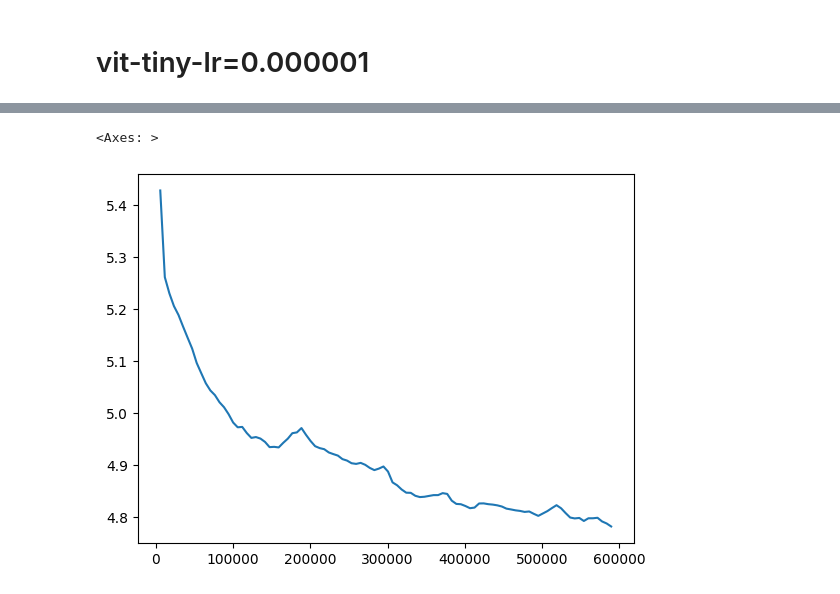
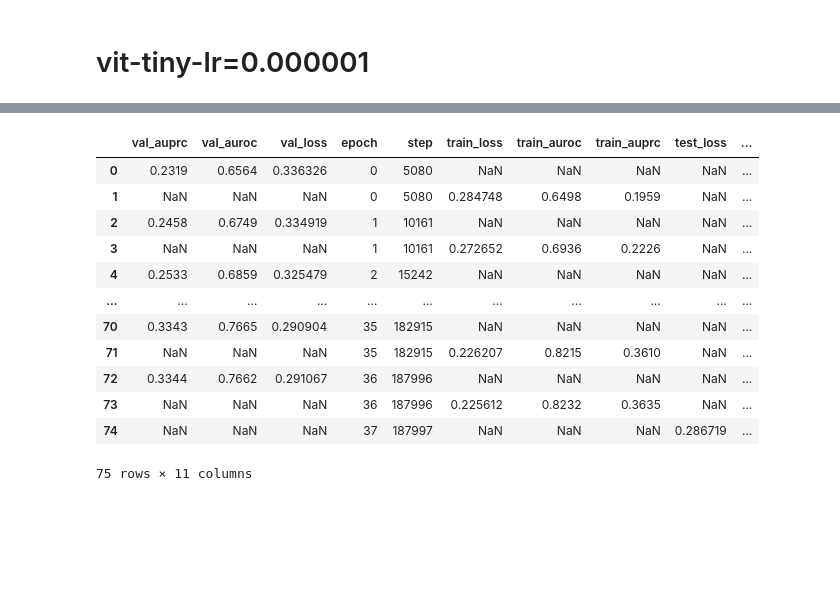
Before and after one commit to nyuad-cai/CXR-EHR-MSN, a Jupyter notebook: notebooks/tracking.ipynb, the cells around one changed output, grey strips where cells are left out. Saved outputs shown, nothing was run; the diff lists cells and outputs as text; code cells hidden in the pictures; blank space fills up the shorter version.

```diff
--- a/notebooks/tracking.ipynb
+++ b/notebooks/tracking.ipynb
@@ -283,5 +7,0 @@ table.train_loss_step.plot()
-# %%
-table[table.train_loss_epoch.notna()].train_loss_epoch.plot()
-# %% [output]
-<Axes: >
-[figure, removed]
@@ -292,3 +8,19 @@ ev = pd.read_csv(f'/scratch/sas10092/ChexMSN/evaluate/lightning_logs/version_6/m
+# %%
+ev
+# %% [output]
+|  | val_auprc | val_auroc | val_loss | epoch | step | train_loss | train_auroc | train_auprc | test_loss | ... |
+| 0 | 0.2319 | 0.6564 | 0.336326 | 0 | 5080 | NaN | NaN | NaN | NaN | ... |
+| 1 | NaN | NaN | NaN | 0 | 5080 | 0.284748 | 0.6498 | 0.1959 | NaN | ... |
+| 2 | 0.2458 | 0.6749 | 0.334919 | 1 | 10161 | NaN | NaN | NaN | NaN | ... |
+| 3 | NaN | NaN | NaN | 1 | 10161 | 0.272652 | 0.6936 | 0.2226 | NaN | ... |
+| 4 | 0.2533 | 0.6859 | 0.325479 | 2 | 15242 | NaN | NaN | NaN | NaN | ... |
+| ... | ... | ... | ... | ... | ... | ... | ... | ... | ... | ... |
+| 70 | 0.3343 | 0.7665 | 0.290904 | 35 | 182915 | NaN | NaN | NaN | NaN | ... |
+| 71 | NaN | NaN | NaN | 35 | 182915 | 0.226207 | 0.8215 | 0.3610 | NaN | ... |
+| 72 | 0.3344 | 0.7662 | 0.291067 | 36 | 187996 | NaN | NaN | NaN | NaN | ... |
+| 73 | NaN | NaN | NaN | 36 | 187996 | 0.225612 | 0.8232 | 0.3635 | NaN | ... |
+| 74 | NaN | NaN | NaN | 37 | 187997 | NaN | NaN | NaN | 0.286719 | ... |
+75 rows × 11 columns
 # %%
 ev[ev.val_auroc.notna()].val_auroc.plot()
 ev[ev.train_auroc.notna()].train_auroc.plot()
```
Also changed, not shown: parts of 49 cells of this notebook, 9 other files.
